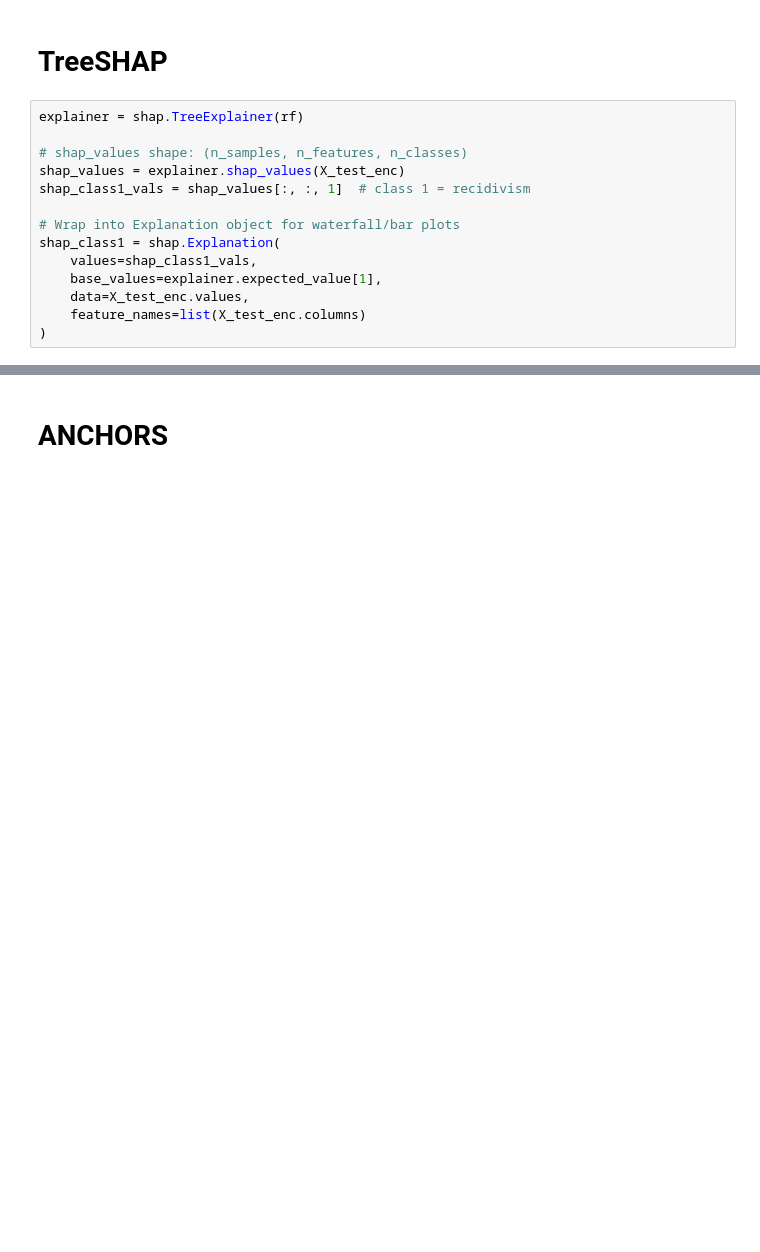
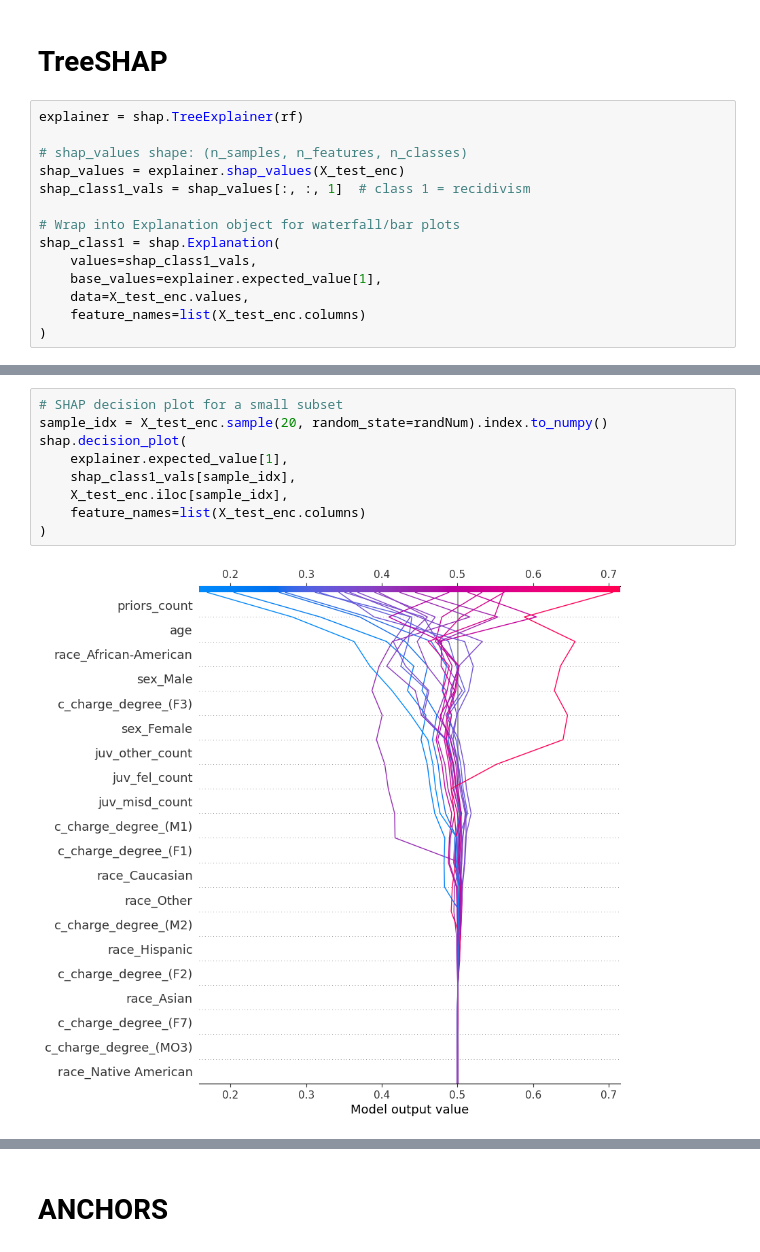
Before and after one commit to SarahSwinnen/ExplainabilityCOMPAS, a Jupyter notebook: notebook.ipynb, the cells around one changed output, grey strips where cells are left out. Drawn from its saved outputs; the diff is of its cells as text; blank space fills up the shorter version.

```diff
--- a/notebook.ipynb
+++ b/notebook.ipynb
@@ -267,0 +287,11 @@ shap.summary_plot(shap_class1_vals, X_test_enc, plot_type='bar', max_display=20)
+# %%
+# SHAP decision plot for a small subset
+sample_idx = X_test_enc.sample(20, random_state=randNum).index.to_numpy()
+shap.decision_plot(
+    explainer.expected_value[1],
+    shap_class1_vals[sample_idx],
+    X_test_enc.iloc[sample_idx],
+    feature_names=list(X_test_enc.columns)
+)
+# %% [output]
+[figure, added]
```
Also changed, not shown: parts of 10 cells of this notebook.
